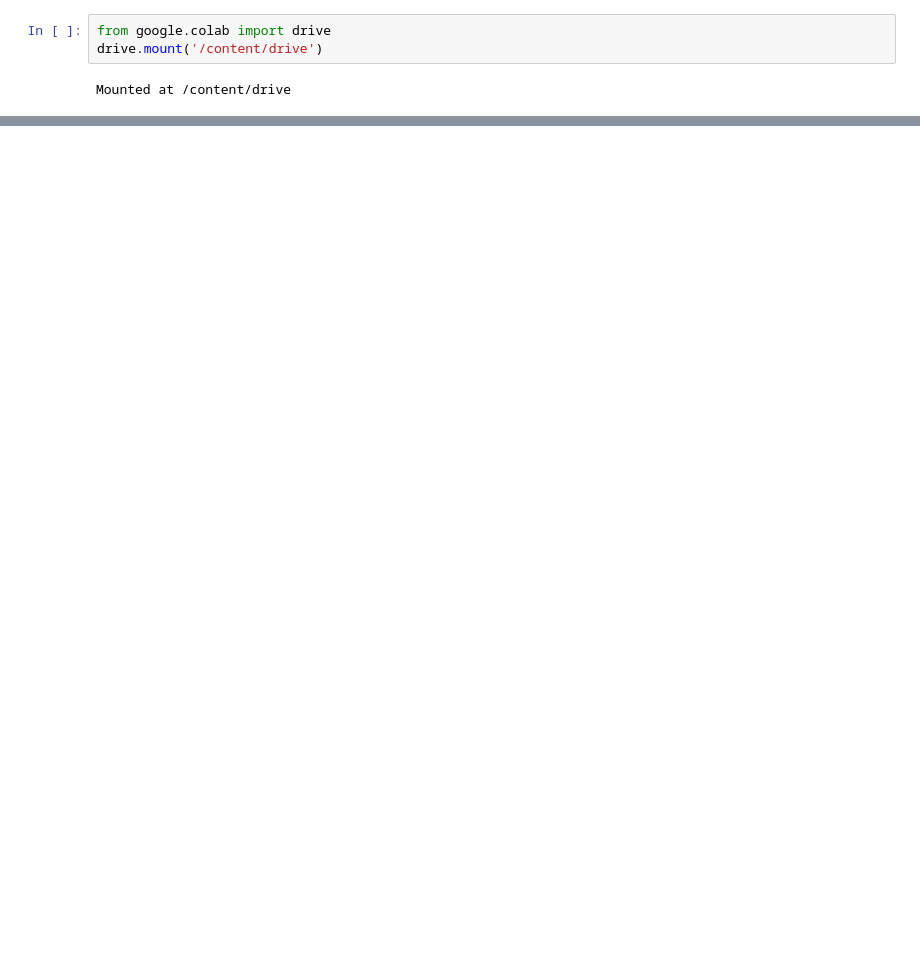
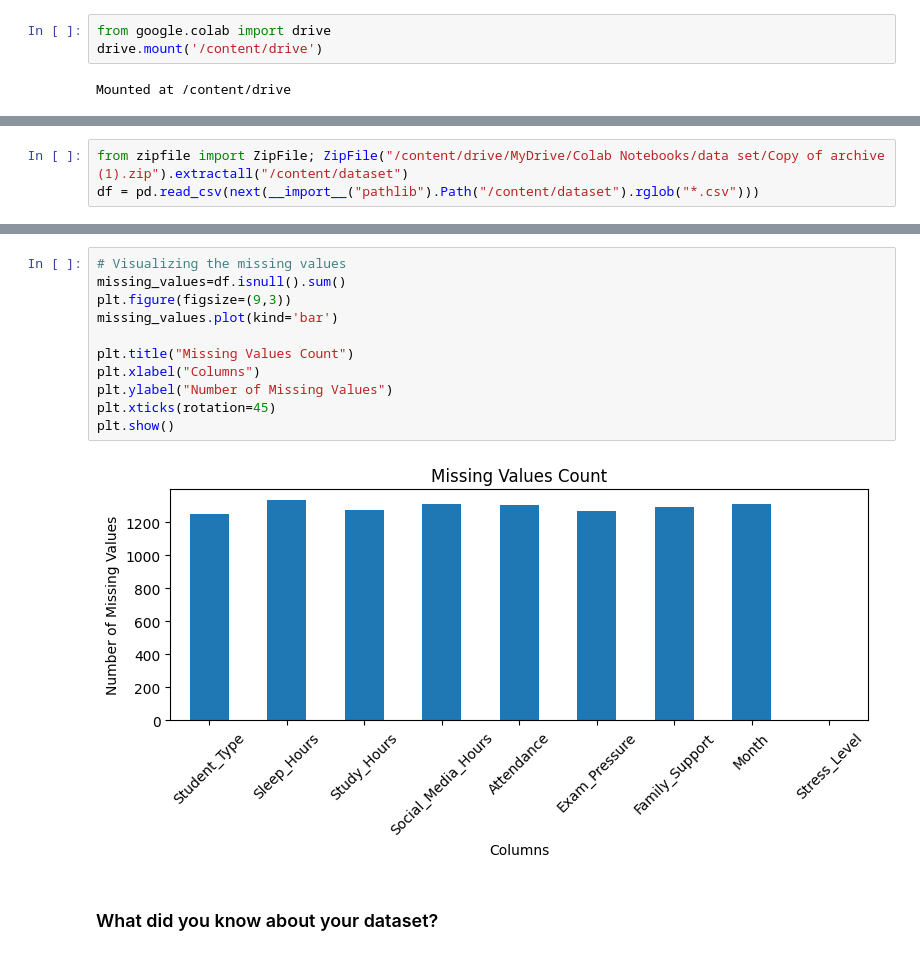
Before and after one commit to Bhuvneshwari19/student-lifestyle-stress-prediction, a Jupyter notebook: student_lifestyle_stress_prediction.ipynb, the cells around one changed output, grey strips where cells are left out. Cells and saved outputs as stored; diff of their text form; blank space fills up the shorter version.

Commit message:
Complete initial dataset exploration

```diff
--- a/student_lifestyle_stress_prediction.ipynb
+++ b/student_lifestyle_stress_prediction.ipynb
@@ -992,0 +84,3 @@ plt.show()
+# %%
+from zipfile import ZipFile; ZipFile("/content/drive/MyDrive/Colab Notebooks/data set/Copy of archive (1).zip").extractall("/content/dataset")
+df = pd.read_csv(next(__import__("pathlib").Path("/content/dataset").rglob("*.csv")))
@@ -992,0 +156,15 @@ plt.show()
+# %%
+# Visualizing the missing values
+missing_values=df.isnull().sum()
+plt.figure(figsize=(9,3))
+missing_values.plot(kind='bar')
+
+plt.title("Missing Values Count")
+plt.xlabel("Columns")
+plt.ylabel("Number of Missing Values")
+plt.xticks(rotation=45)
+plt.show()
+# %% [output]
+[figure, added]
+# %% [markdown]
+### What did you know about your dataset?
```
Also changed, not shown: parts of 284 cells of this notebook.
